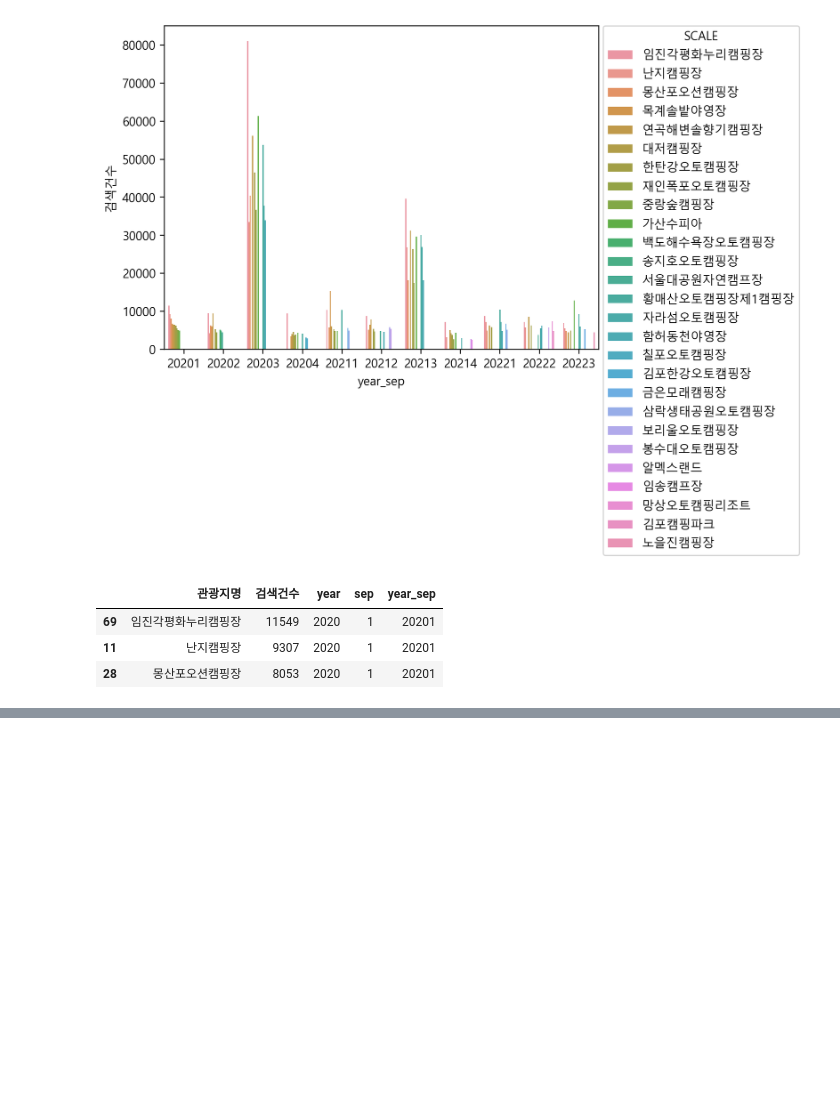
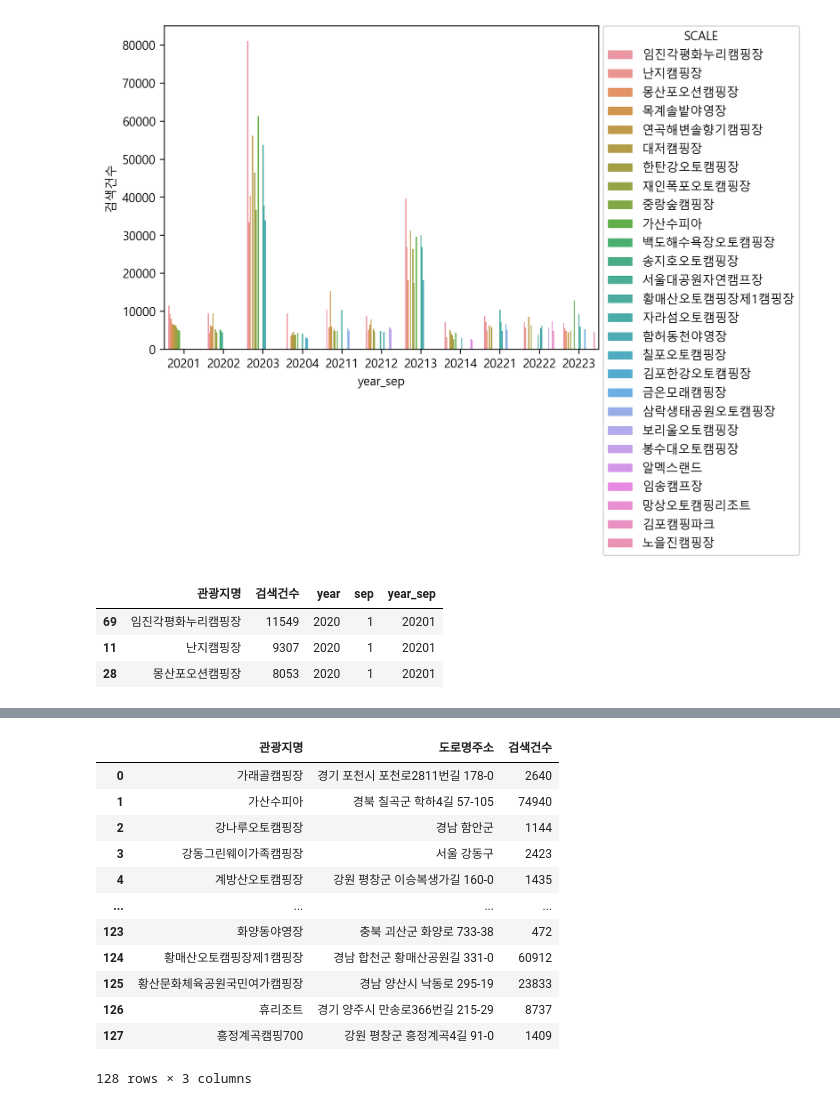
Before and after one commit to tiamoirony/Done, a Jupyter notebook: jk.ipynb, the cells around one changed output, grey strips where cells are left out. Cells and saved outputs as stored; diff of their text form; code cells hidden in the pictures; blank space fills up the shorter version.

```diff
--- a/jk.ipynb
+++ b/jk.ipynb
@@ -154,0 +192,17 @@ fig.show()
+# %%
+camp_sum = camping.groupby(['관광지명','도로명주소'],as_index=False).agg(검색건수=('검색건수','sum'))
+camp_sum
+# %% [output]
+|  | 관광지명 | 도로명주소 | 검색건수 |
+| 0 | 가래골캠핑장 | 경기 포천시 포천로2811번길 178-0 | 2640 |
+| 1 | 가산수피아 | 경북 칠곡군 학하4길 57-105 | 74940 |
+| 2 | 강나루오토캠핑장 | 경남 함안군 | 1144 |
+| 3 | 강동그린웨이가족캠핑장 | 서울 강동구 | 2423 |
+| 4 | 계방산오토캠핑장 | 강원 평창군 이승복생가길 160-0 | 1435 |
+| ... | ... | ... | ... |
+| 123 | 화양동야영장 | 충북 괴산군 화양로 733-38 | 472 |
+| 124 | 황매산오토캠핑장제1캠핑장 | 경남 합천군 황매산공원길 331-0 | 60912 |
+| 125 | 황산문화체육공원국민여가캠핑장 | 경남 양산시 낙동로 295-19 | 23833 |
+| 126 | 휴리조트 | 경기 양주시 만송로366번길 215-29 | 8737 |
+| 127 | 흥정계곡캠핑700 | 강원 평창군 흥정계곡4길 91-0 | 1409 |
+128 rows × 3 columns
```
Also changed, not shown: parts of 12 cells of this notebook.
